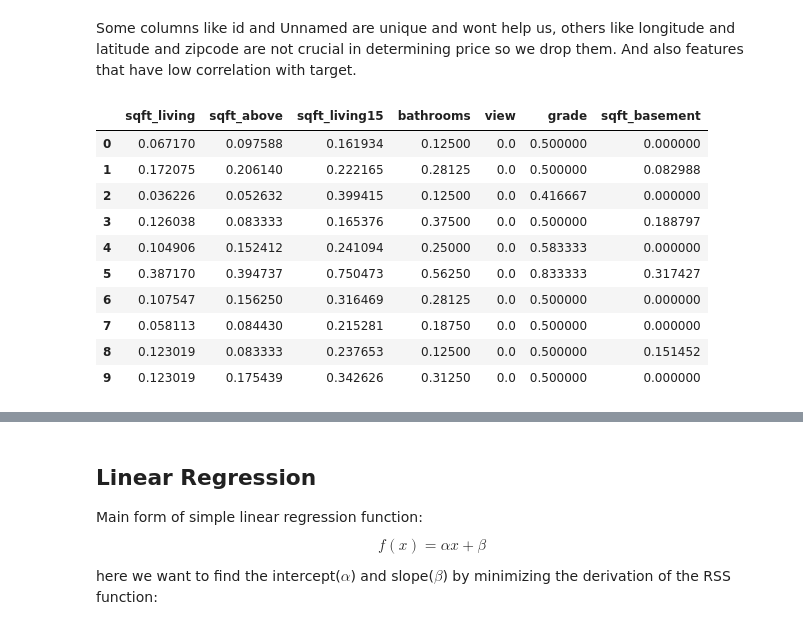
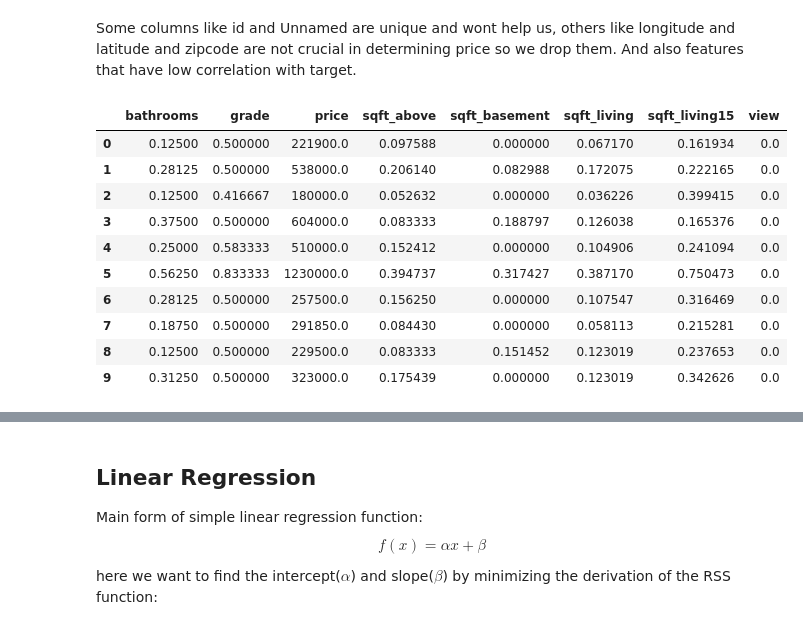
Before and after one commit to Shahriar-0/Artificial-Intelligence-Course-Projects-S2023, a Jupyter notebook: 5/AI_CA5.ipynb, the cells around one changed output, grey strips where cells are left out. Drawn from its saved outputs; the diff is of its cells as text; code cells hidden in the pictures.

```diff
--- a/5/AI_CA5.ipynb
+++ b/5/AI_CA5.ipynb
@@ -504,17 +506,17 @@ display(df)
 # %% [markdown]
 Some columns like id and Unnamed are unique and wont help us, others like longitude and latitude and zipcode are not crucial in determining price so we drop them. And also features that have low correlation with target.
 # %%
-df = df[price_corr.index]
+df = df[price_corr.index.union(["price"])]
 df.head(10)
 # %% [output]
-|  | sqft_living | sqft_above | sqft_living15 | bathrooms | view | grade | sqft_basement |
-| 0 | 0.067170 | 0.097588 | 0.161934 | 0.12500 | 0.0 | 0.500000 | 0.000000 |
-| 1 | 0.172075 | 0.206140 | 0.222165 | 0.28125 | 0.0 | 0.500000 | 0.082988 |
-| 2 | 0.036226 | 0.052632 | 0.399415 | 0.12500 | 0.0 | 0.416667 | 0.000000 |
-| 3 | 0.126038 | 0.083333 | 0.165376 | 0.37500 | 0.0 | 0.500000 | 0.188797 |
-| 4 | 0.104906 | 0.152412 | 0.241094 | 0.25000 | 0.0 | 0.583333 | 0.000000 |
-| 5 | 0.387170 | 0.394737 | 0.750473 | 0.56250 | 0.0 | 0.833333 | 0.317427 |
-| 6 | 0.107547 | 0.156250 | 0.316469 | 0.28125 | 0.0 | 0.500000 | 0.000000 |
-| 7 | 0.058113 | 0.084430 | 0.215281 | 0.18750 | 0.0 | 0.500000 | 0.000000 |
-| 8 | 0.123019 | 0.083333 | 0.237653 | 0.12500 | 0.0 | 0.500000 | 0.151452 |
-| 9 | 0.123019 | 0.175439 | 0.342626 | 0.31250 | 0.0 | 0.500000 | 0.000000 |
+|  | bathrooms | grade | price | sqft_above | sqft_basement | sqft_living | sqft_living15 | view |
+| 0 | 0.12500 | 0.500000 | 221900.0 | 0.097588 | 0.000000 | 0.067170 | 0.161934 | 0.0 |
+| 1 | 0.28125 | 0.500000 | 538000.0 | 0.206140 | 0.082988 | 0.172075 | 0.222165 | 0.0 |
+| 2 | 0.12500 | 0.416667 | 180000.0 | 0.052632 | 0.000000 | 0.036226 | 0.399415 | 0.0 |
+| 3 | 0.37500 | 0.500000 | 604000.0 | 0.083333 | 0.188797 | 0.126038 | 0.165376 | 0.0 |
+| 4 | 0.25000 | 0.583333 | 510000.0 | 0.152412 | 0.000000 | 0.104906 | 0.241094 | 0.0 |
+| 5 | 0.56250 | 0.833333 | 1230000.0 | 0.394737 | 0.317427 | 0.387170 | 0.750473 | 0.0 |
+| 6 | 0.28125 | 0.500000 | 257500.0 | 0.156250 | 0.000000 | 0.107547 | 0.316469 | 0.0 |
+| 7 | 0.18750 | 0.500000 | 291850.0 | 0.084430 | 0.000000 | 0.058113 | 0.215281 | 0.0 |
+| 8 | 0.12500 | 0.500000 | 229500.0 | 0.083333 | 0.151452 | 0.123019 | 0.237653 | 0.0 |
+| 9 | 0.31250 | 0.500000 | 323000.0 | 0.175439 | 0.000000 | 0.123019 | 0.342626 | 0.0 |
```
Also changed, not shown: parts of 4 cells of this notebook.
